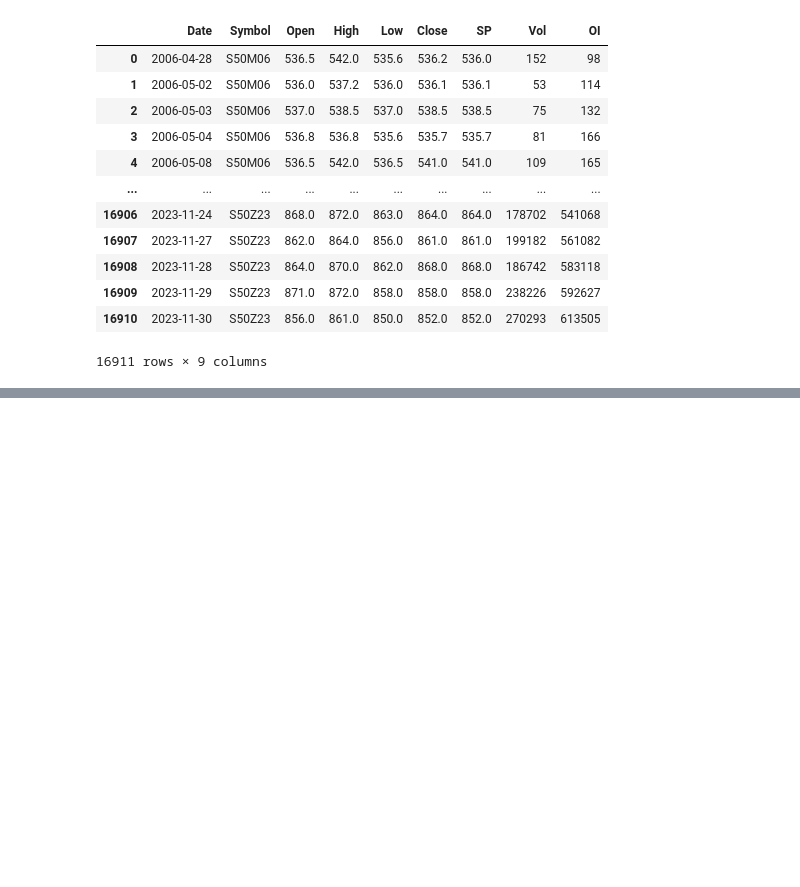
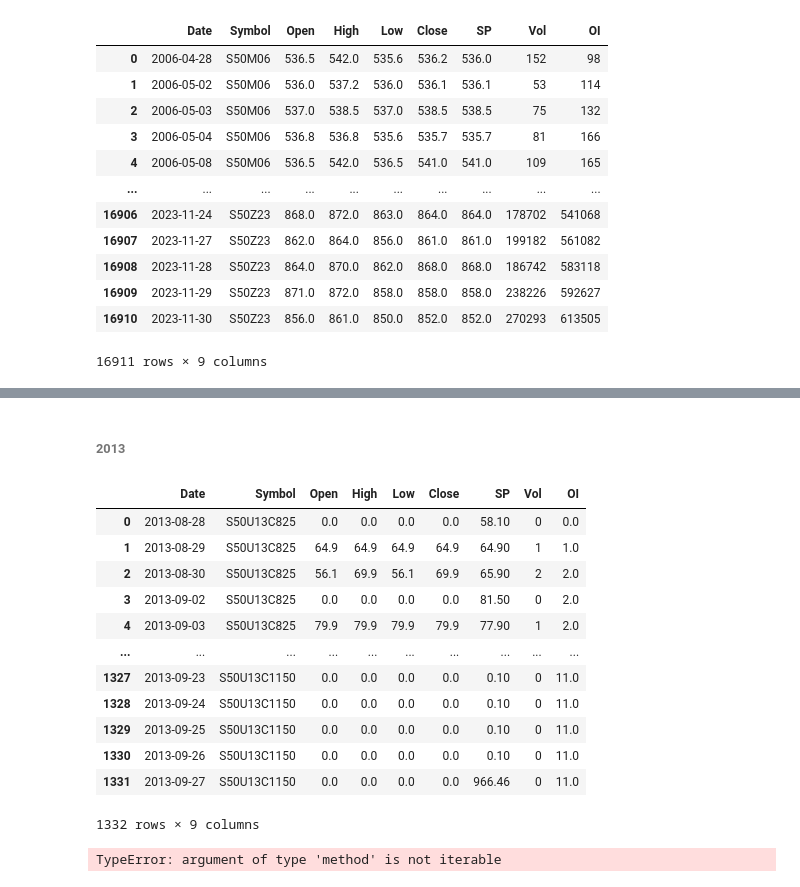
Before and after one commit to SamapanThongmee/SET_Index_Options_Premium_Analysis, a Jupyter notebook: main.ipynb, the cells around one changed output, grey strips where cells are left out. Drawn from its saved outputs; the diff is of its cells as text; code cells hidden in the pictures; blank space fills up the shorter version.

```diff
--- a/main.ipynb
+++ b/main.ipynb
@@ -50,0 +249,2 @@ SET50_Options_Premium
+# %% [markdown]
+###### <b>2013</b>
@@ -50,0 +256,38 @@ SET50_Options_Premium
+# %%
+call_options_file_path = 'https://raw.githubusercontent.com/SamapanThongmee/SET_Index_Options_Premium_Analysis/main/S50U13_Call_options_data.csv'
+call_options_file_path = pd.read_csv(call_options_file_path).iloc[:,1:]
+call_options_file_path
+# %% [output]
+|  | Date | Symbol | Open | High | Low | Close | SP | Vol | OI |
+| 0 | 2013-08-28 | S50U13C825 | 0.0 | 0.0 | 0.0 | 0.0 | 58.10 | 0 | 0.0 |
+| 1 | 2013-08-29 | S50U13C825 | 64.9 | 64.9 | 64.9 | 64.9 | 64.90 | 1 | 1.0 |
+| 2 | 2013-08-30 | S50U13C825 | 56.1 | 69.9 | 56.1 | 69.9 | 65.90 | 2 | 2.0 |
+| 3 | 2013-09-02 | S50U13C825 | 0.0 | 0.0 | 0.0 | 0.0 | 81.50 | 0 | 2.0 |
+| 4 | 2013-09-03 | S50U13C825 | 79.9 | 79.9 | 79.9 | 79.9 | 77.90 | 1 | 2.0 |
+| ... | ... | ... | ... | ... | ... | ... | ... | ... | ... |
+| 1327 | 2013-09-23 | S50U13C1150 | 0.0 | 0.0 | 0.0 | 0.0 | 0.10 | 0 | 11.0 |
+| 1328 | 2013-09-24 | S50U13C1150 | 0.0 | 0.0 | 0.0 | 0.0 | 0.10 | 0 | 11.0 |
+| 1329 | 2013-09-25 | S50U13C1150 | 0.0 | 0.0 | 0.0 | 0.0 | 0.10 | 0 | 11.0 |
+| 1330 | 2013-09-26 | S50U13C1150 | 0.0 | 0.0 | 0.0 | 0.0 | 0.10 | 0 | 11.0 |
+| 1331 | 2013-09-27 | S50U13C1150 | 0.0 | 0.0 | 0.0 | 0.0 | 966.46 | 0 | 11.0 |
+1332 rows × 9 columns
+# %%
+# Export data
+futures_file_path = S50U13
+call_options_file_path = 'https://raw.githubusercontent.com/SamapanThongmee/SET_Index_Options_Premium_Analysis/main/S50U13_Call_options_data.csv'
+call_options_file_path = pd.read_csv(call_options_file_path).iloc[:,1:]
+put_options_file_path = 'https://raw.githubusercontent.com/SamapanThongmee/SET_Index_Options_Premium_Analysis/main/S50U13_Put_options_data.csv'
+put_options_file_path = pd.read_csv(put_options_file_path).iloc[:,1:]
+
+data = load_options_data(futures_file_path, call_options_file_path, put_options_file_path)
+data['Call_ATM'] = data.apply(vlookup_call, axis=1, args=('S50U13',))
+data['Put_ATM'] = data.apply(vlookup_put, axis=1, args=('S50U13',))
+
+data = data.rename(columns={'SP': 'Settlement Price', 'Strike_Price': 'Strike Price', 'Call_ATM': 'Call ATM', 'Put_ATM': 'Put ATM', 'Annualized_Vol':'Annualized Vol'})
+data['Sum ATM Premium'] = data['Strike Price']/(data['Call ATM'] + data['Put ATM'])
+data = data[['Date', 'Symbol', 'Open', 'High', 'Low', 'Close', 'Settlement Price', 'Strike Price', 'Annualized Vol', 'Call ATM', 'Put ATM', 'Sum ATM Premium']]
+data.to_csv('Options_Premium_S50M17.csv', index=False, index_label=None)
+S50U13 = data
+S50U13
+# %% [output]
+TypeError: argument of type 'method' is not iterable
```
Also changed, not shown: parts of 9 cells of this notebook.
